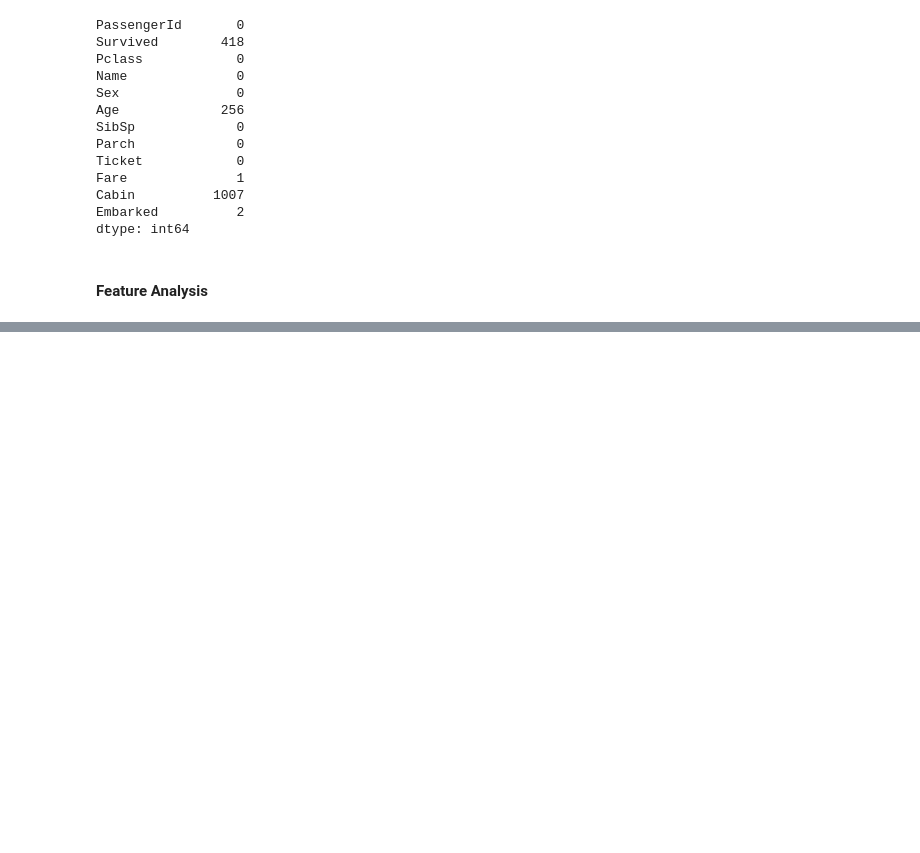
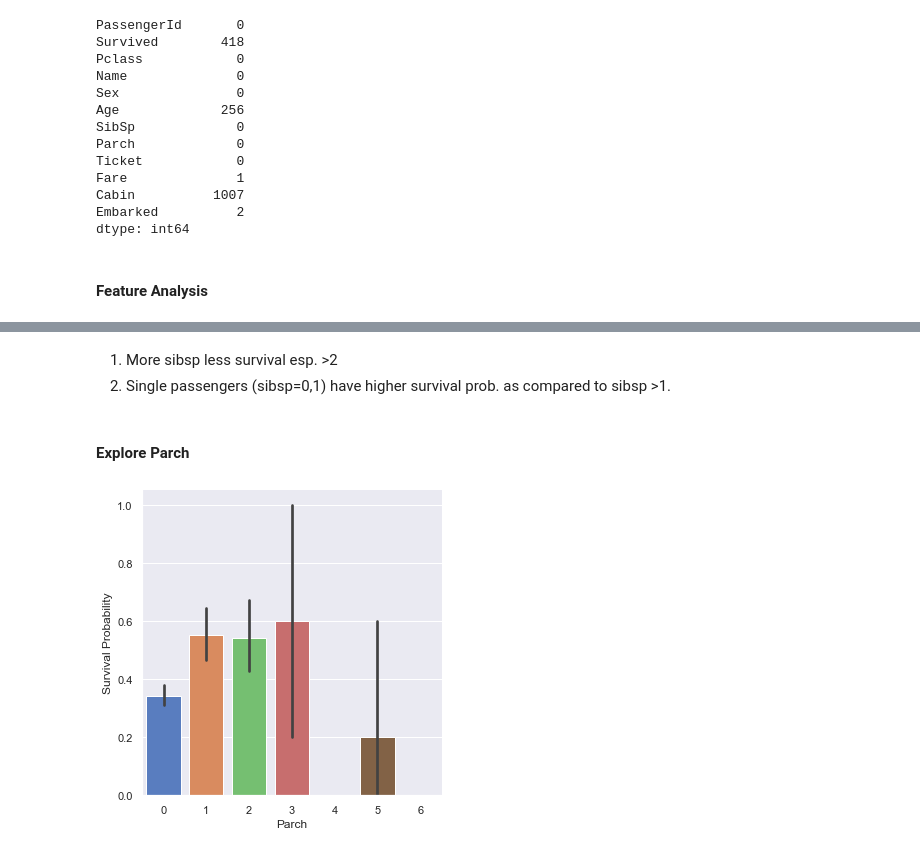
Before and after one commit to pksvv/MLEnsemble, a Jupyter notebook: Titanic.ipynb, the cells around one changed output, grey strips where cells are left out. Drawn from its saved outputs; the diff is of its cells as text; code cells hidden in the pictures; blank space fills up the shorter version.

```diff
--- a/Titanic.ipynb
+++ b/Titanic.ipynb
@@ -159,0 +180,11 @@ plt.figure()
+# %% [markdown]
+1. More sibsp less survival esp. >2
+2. Single passengers (sibsp=0,1) have higher survival prob. as compared to sibsp >1.
+# %% [markdown]
+#### Explore Parch
+# %%
+g = sns.factorplot(x='Parch',y='Survived',data=train,kind='bar',palette='muted')
+
+g = g.set_ylabels('Survival Probability')
+# %% [output]
+[figure, added]
```
Also changed, not shown: parts of 33 cells of this notebook.
